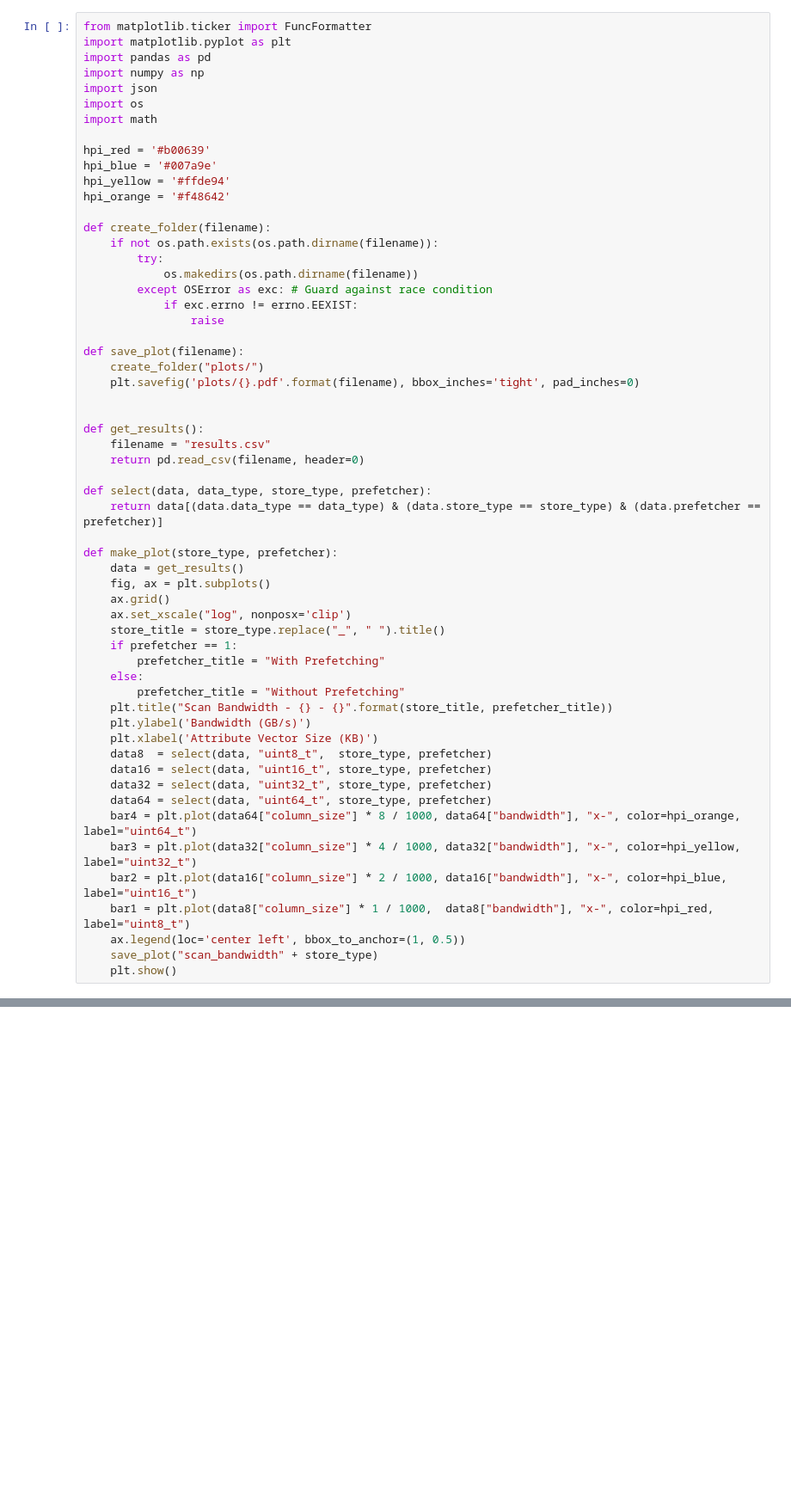
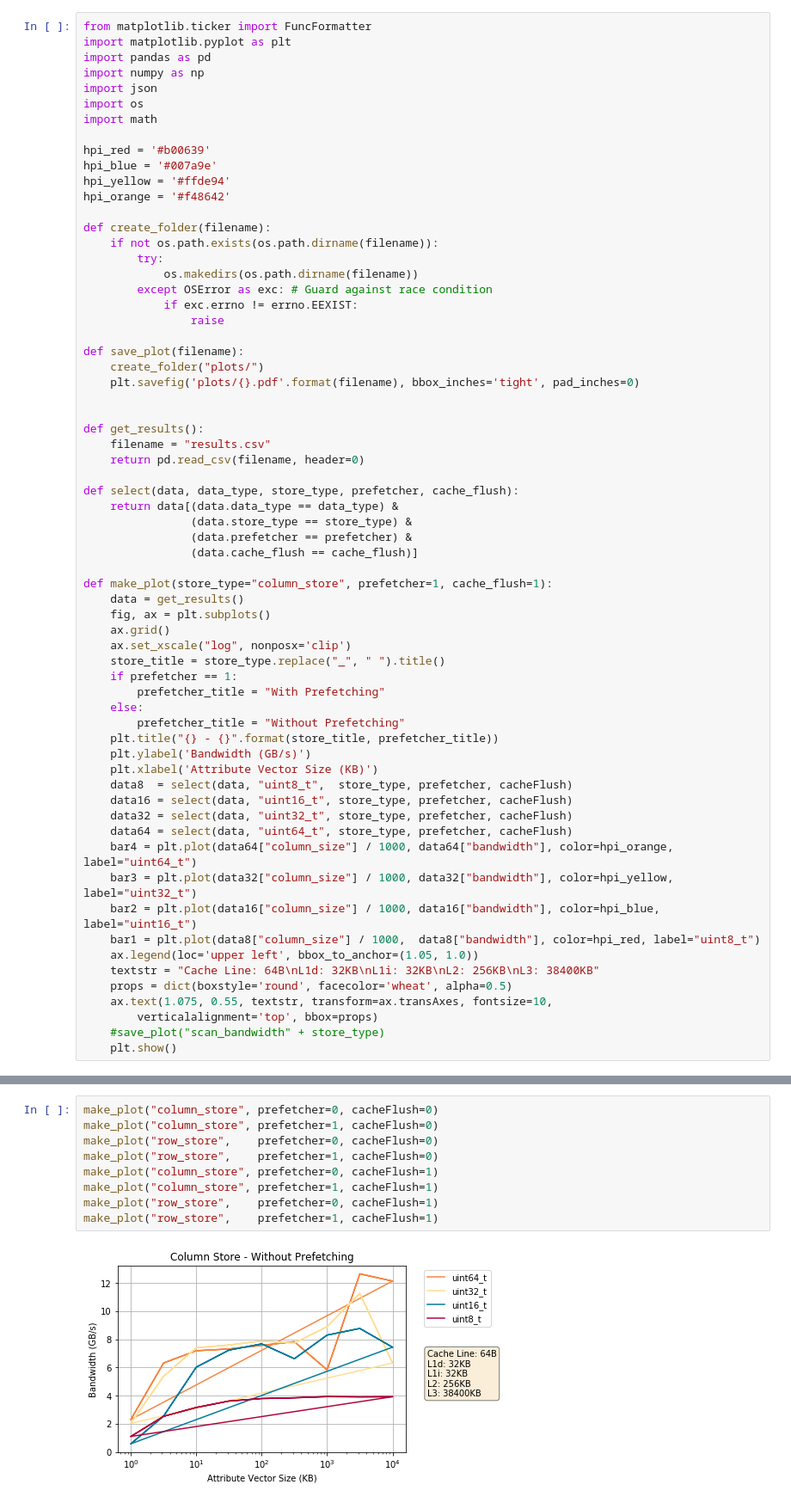
Before and after one commit to janetzki/TuK-Hardware-Optimization, a Jupyter notebook: plots/ScanBandwidth.ipynb, the cells around one changed output, grey strips where cells are left out. Shown at 86% size. Cells and saved outputs as stored; diff of their text form; blank space fills up the shorter version.

```diff
--- a/plots/ScanBandwidth.ipynb
+++ b/plots/ScanBandwidth.ipynb
@@ -29,10 +29,13 @@ def get_results():
     filename = "results.csv"
     return pd.read_csv(filename, header=0)
 
-def select(data, data_type, store_type, prefetcher):
-    return data[(data.data_type == data_type) & (data.store_type == store_type) & (data.prefetcher == prefetcher)]
+def select(data, data_type, store_type, prefetcher, cache_flush):
+    return data[(data.data_type == data_type) &
+                (data.store_type == store_type) &
+                (data.prefetcher == prefetcher) &
+                (data.cache_flush == cache_flush)]
 
-def make_plot(store_type, prefetcher):
+def make_plot(store_type="column_store", prefetcher=1, cache_flush=1):
     data = get_results()
     fig, ax = plt.subplots()
     ax.grid()
@@ -42,17 +45,21 @@ def make_plot(store_type, prefetcher):
         prefetcher_title = "With Prefetching"
     else:
         prefetcher_title = "Without Prefetching"
-    plt.title("Scan Bandwidth - {} - {}".format(store_title, prefetcher_title))
+    plt.title("{} - {}".format(store_title, prefetcher_title))
     plt.ylabel('Bandwidth (GB/s)')
     plt.xlabel('Attribute Vector Size (KB)')
-    data8  = select(data, "uint8_t",  store_type, prefetcher)
-    data16 = select(data, "uint16_t", store_type, prefetcher)
-    data32 = select(data, "uint32_t", store_type, prefetcher)
-    data64 = select(data, "uint64_t", store_type, prefetcher)
-    bar4 = plt.plot(data64["column_size"] * 8 / 1000, data64["bandwidth"], "x-", color=hpi_orange, label="uint64_t")
-    bar3 = plt.plot(data32["column_size"] * 4 / 1000, data32["bandwidth"], "x-", color=hpi_yellow, label="uint32_t")
-    bar2 = plt.plot(data16["column_size"] * 2 / 1000, data16["bandwidth"], "x-", color=hpi_blue, label="uint16_t")
-    bar1 = plt.plot(data8["column_size"] * 1 / 1000,  data8["bandwidth"], "x-", color=hpi_red, label="uint8_t")
-    ax.legend(loc='center left', bbox_to_anchor=(1, 0.5))
-    save_plot("scan_bandwidth" + store_type)
+    data8  = select(data, "uint8_t",  store_type, prefetcher, cacheFlush)
+    data16 = select(data, "uint16_t", store_type, prefetcher, cacheFlush)
+    data32 = select(data, "uint32_t", store_type, prefetcher, cacheFlush)
+    data64 = select(data, "uint64_t", store_type, prefetcher, cacheFlush)
+    bar4 = plt.plot(data64["column_size"] / 1000, data64["bandwidth"], color=hpi_orange, label="uint64_t")
+    bar3 = plt.plot(data32["column_size"] / 1000, data32["bandwidth"], color=hpi_yellow, label="uint32_t")
+    bar2 = plt.plot(data16["column_size"] / 1000, data16["bandwidth"], color=hpi_blue, label="uint16_t")
+    bar1 = plt.plot(data8["column_size"] / 1000,  data8["bandwidth"], color=hpi_red, label="uint8_t")
+    ax.legend(loc='upper left', bbox_to_anchor=(1.05, 1.0))
+    textstr = "Cache Line: 64B\nL1d: 32KB\nL1i: 32KB\nL2: 256KB\nL3: 38400KB"
+    props = dict(boxstyle='round', facecolor='wheat', alpha=0.5)
+    ax.text(1.075, 0.55, textstr, transform=ax.transAxes, fontsize=10,
+        verticalalignment='top', bbox=props)
+    #save_plot("scan_bandwidth" + store_type)
     plt.show()
@@ -68,0 +66,11 @@ make_plot("row_store", 1)
+# %%
+make_plot("column_store", prefetcher=0, cacheFlush=0)
+make_plot("column_store", prefetcher=1, cacheFlush=0)
+make_plot("row_store",    prefetcher=0, cacheFlush=0)
+make_plot("row_store",    prefetcher=1, cacheFlush=0)
+make_plot("column_store", prefetcher=0, cacheFlush=1)
+make_plot("column_store", prefetcher=1, cacheFlush=1)
+make_plot("row_store",    prefetcher=0, cacheFlush=1)
+make_plot("row_store",    prefetcher=1, cacheFlush=1)
+# %% [output]
+[figure, added]
```
Also changed, not shown: parts of 2 cells of this notebook, 6 other files.
